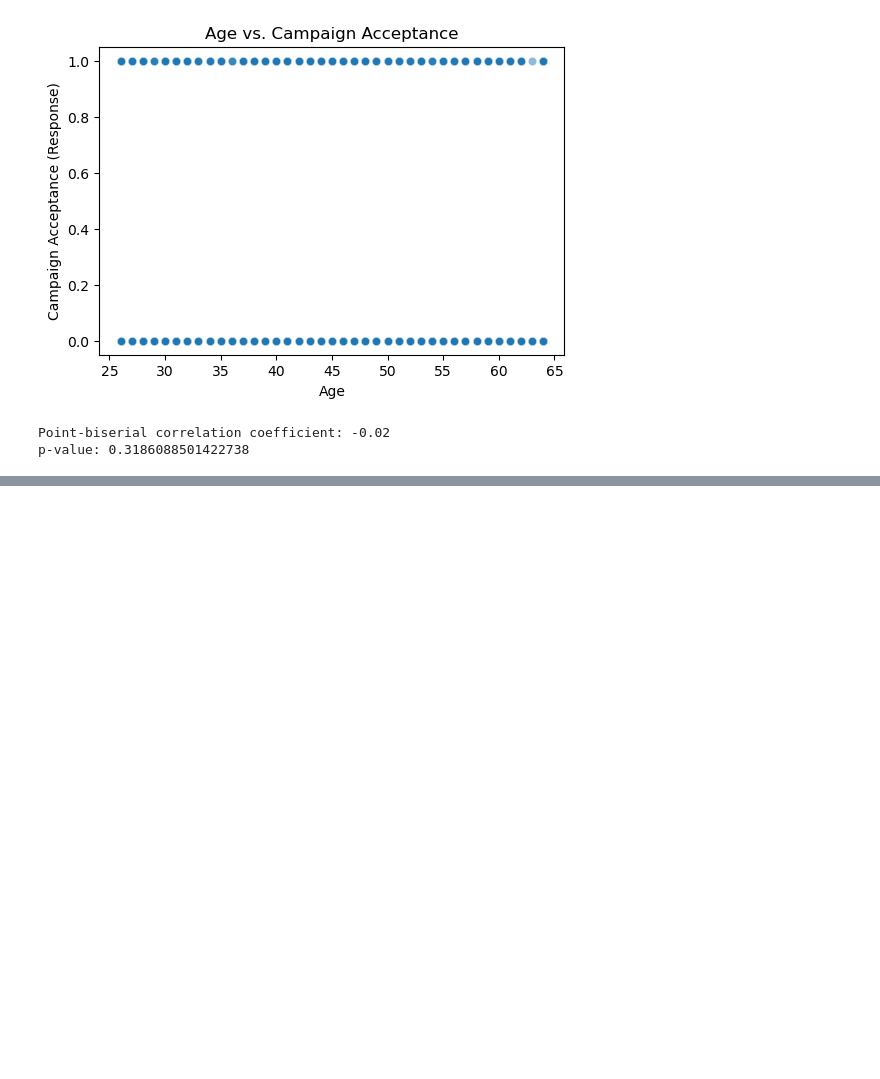
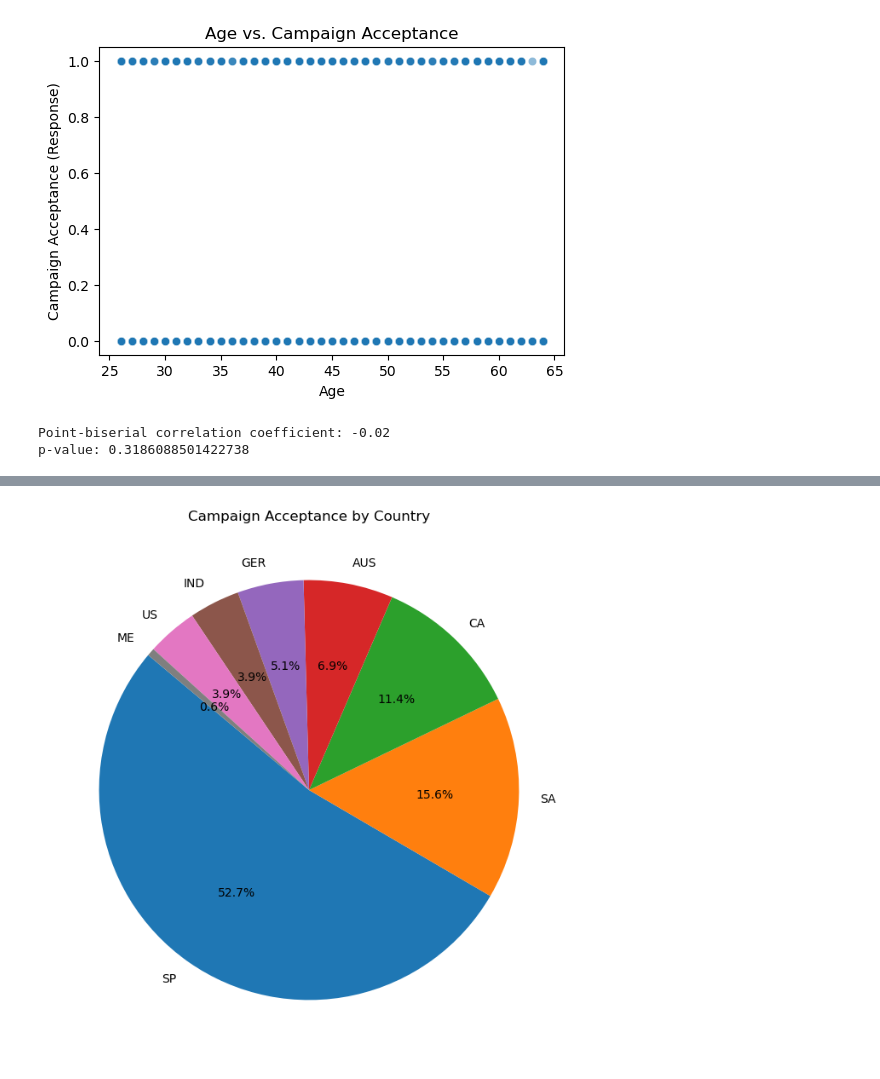
Before and after one commit to aliehs111/marketing_mix, a Jupyter notebook: marketing_mix.ipynb, the cells around one changed output, grey strips where cells are left out. Saved outputs shown, nothing was run; the diff lists cells and outputs as text; code cells hidden in the pictures; blank space fills up the shorter version.

```diff
--- a/marketing_mix.ipynb
+++ b/marketing_mix.ipynb
@@ -544,3 +544,11 @@ p-value: 0.3186088501422738
 # %%
 ## point bisarial correlation coefficient at -0.02 wit a p-value of .32 indicates that there is no linear relationship between age and acceptance of the last campaign.
 ## the correlation is essentially zero and the p-value > than .05 so no trend with age and the ad campaign
+# %%
+## 8C Determine the country with the highest number of customers who accepted the last campaign
+## filter dataset to only include those who accepted the campaign
+accepted_campaign_df = df[df['Response'] == 1]
+## group by country and count
+country_counts = accepted_campaign_df.groupby('Country').size().reset_index(name='Count')
+country_counts = country_counts.sort_values(by='Count', ascending=False)
+print(country_counts)
@@ -546,0 +565,11 @@ p-value: 0.3186088501422738
+# %%
+## pie chart with matplotlib
+import matplotlib.pyplot as plt
+
+# Assuming country_counts is your DataFrame from groupby with columns 'Country' and 'Count'
+plt.figure(figsize=(8,8))
+plt.pie(country_counts['Count'], labels=country_counts['Country'], autopct='%1.1f%%', startangle=140)
+plt.title("Campaign Acceptance by Country")
+plt.show()
+# %% [output]
+[figure, added]
```
Also changed, not shown: parts of 6 cells of this notebook, 1 other file.
